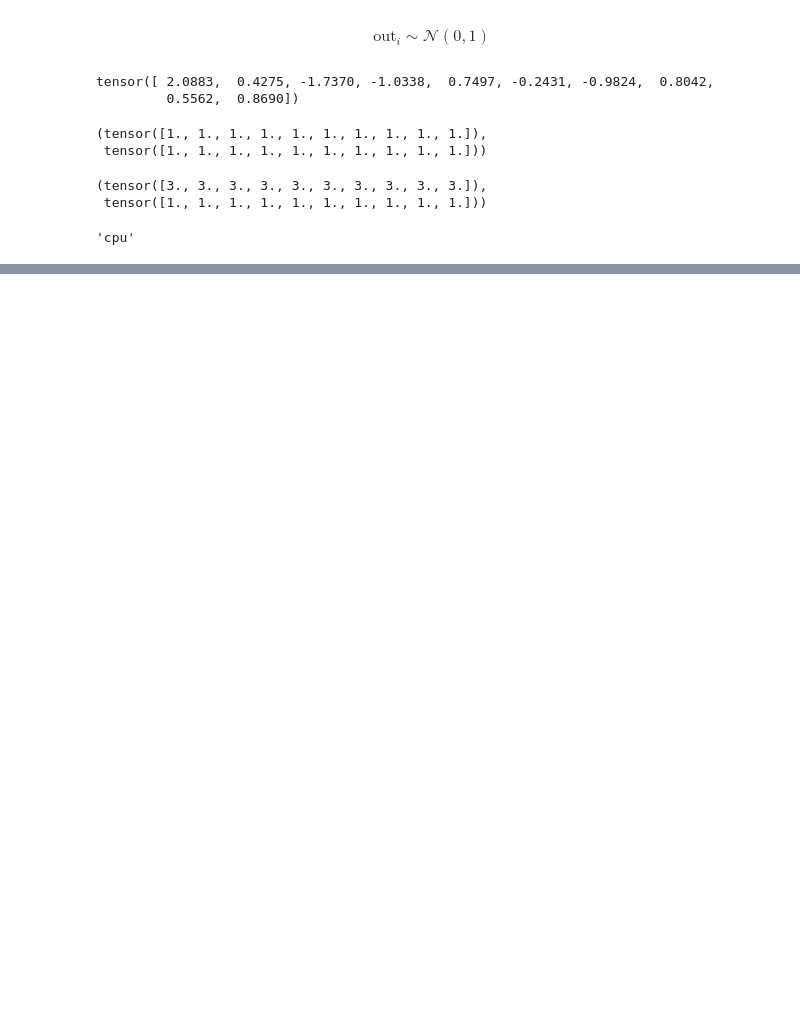
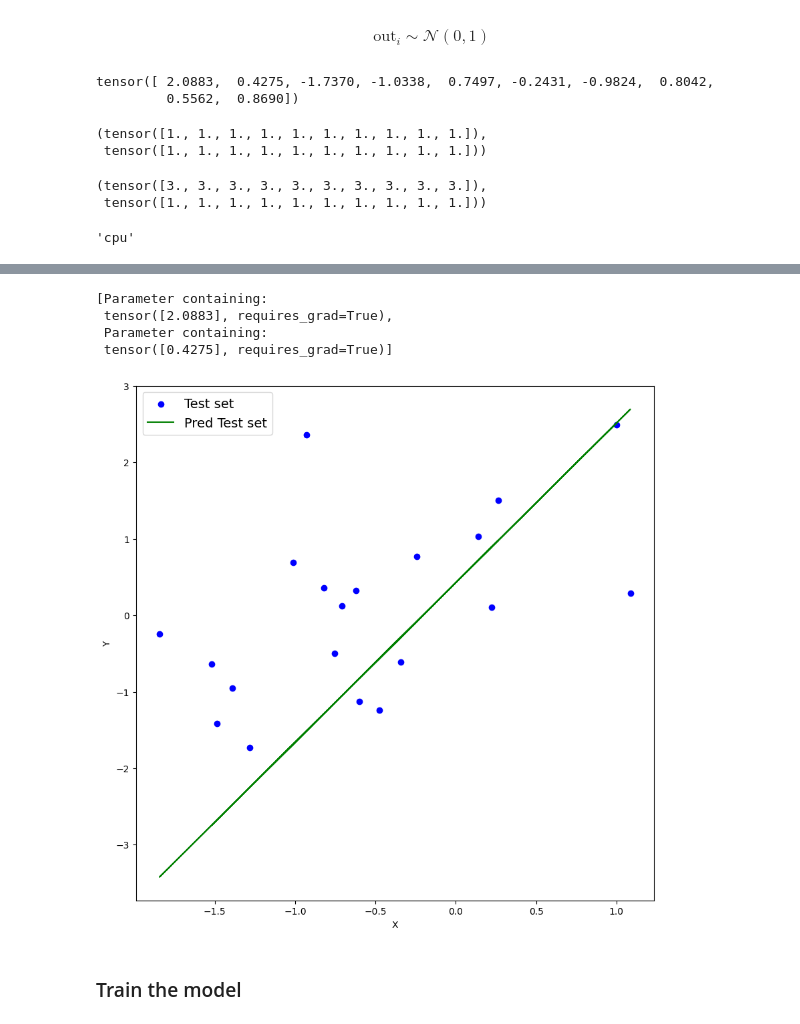
Before and after one commit to MOISECHRIST/PyTorch_Tutorial, a Jupyter notebook: Introduction to PyTorch/Introduction_PyTorch.ipynb, the cells around one changed output, grey strips where cells are left out. Drawn from its saved outputs; the diff is of its cells as text; code cells hidden in the pictures; blank space fills up the shorter version.

```diff
--- a/Introduction to PyTorch/Introduction_PyTorch.ipynb
+++ b/Introduction to PyTorch/Introduction_PyTorch.ipynb
@@ -444,0 +509,40 @@ device
+# %%
+class LinearRegressionModel(nn.Module):
+    def __init__(self):
+        super().__init__()
+        self.weigth = nn.Parameter(torch.randn(
+                1,
+                dtype=torch.float
+            ),
+            requires_grad=True
+        )
+
+        self.bias = nn.Parameter(torch.randn(
+                1,
+                dtype=torch.float
+            ),
+            requires_grad=True
+        )
+
+    def forward(self, X: torch.Tensor) -> torch.Tensor:
+        return self.weigth*X+self.bias
+# %%
+torch.manual_seed(237)
+
+model_0 = LinearRegressionModel()
+
+list(model_0.parameters())
+# %% [output]
+[Parameter containing:
+ tensor([2.0883], requires_grad=True),
+ Parameter containing:
+ tensor([0.4275], requires_grad=True)]
+# %%
+model_0.eval()
+
+with torch.inference_mode():
+    plot_data(X_test, Y_test, X_test, model_0(X_test).detach().numpy(), train_label="Test set", test_label="Pred Test set", pred=True)
+# %% [output]
+[figure, added]
+# %% [markdown]
+### Train the model
```
Also changed, not shown: parts of 34 cells of this notebook.
